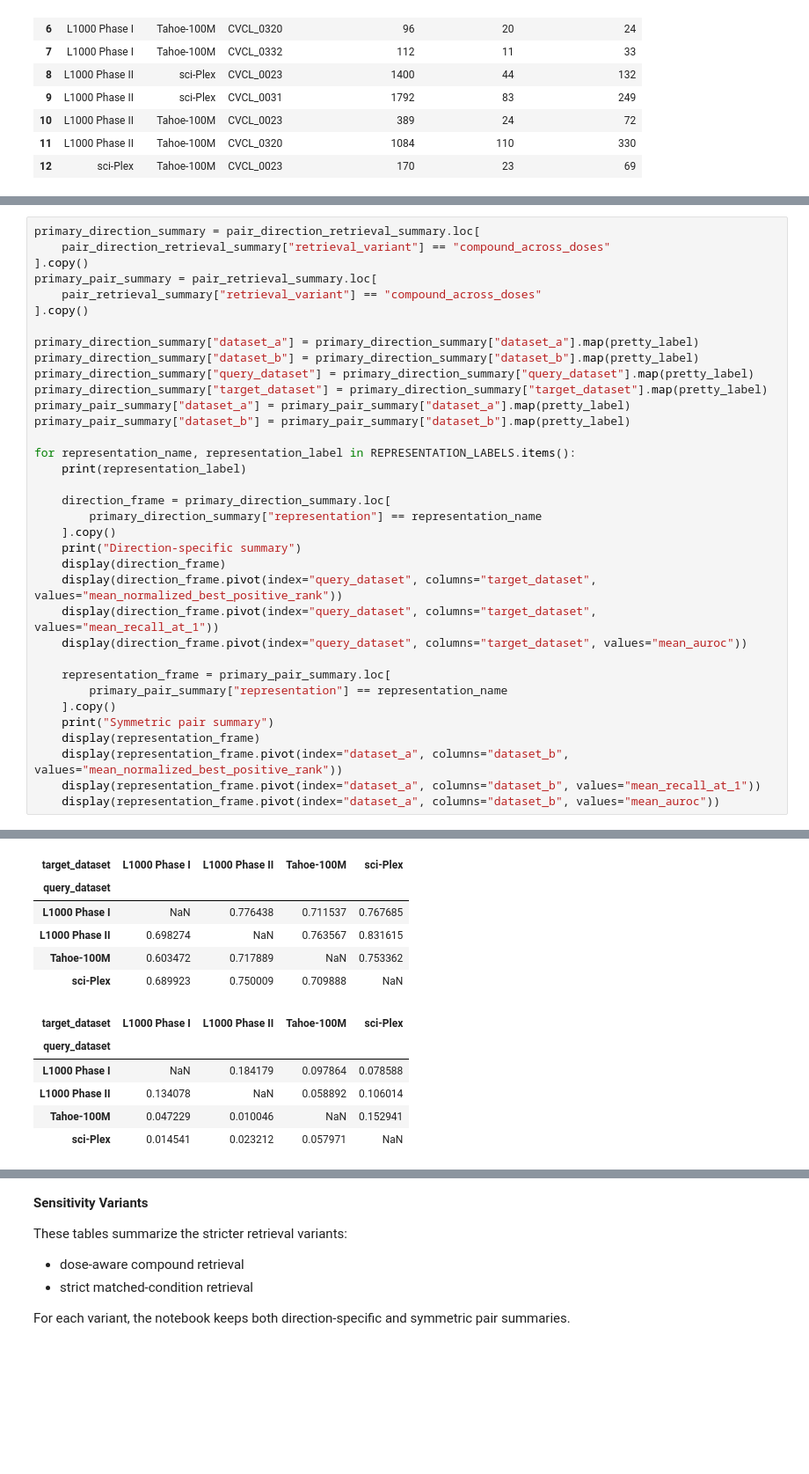
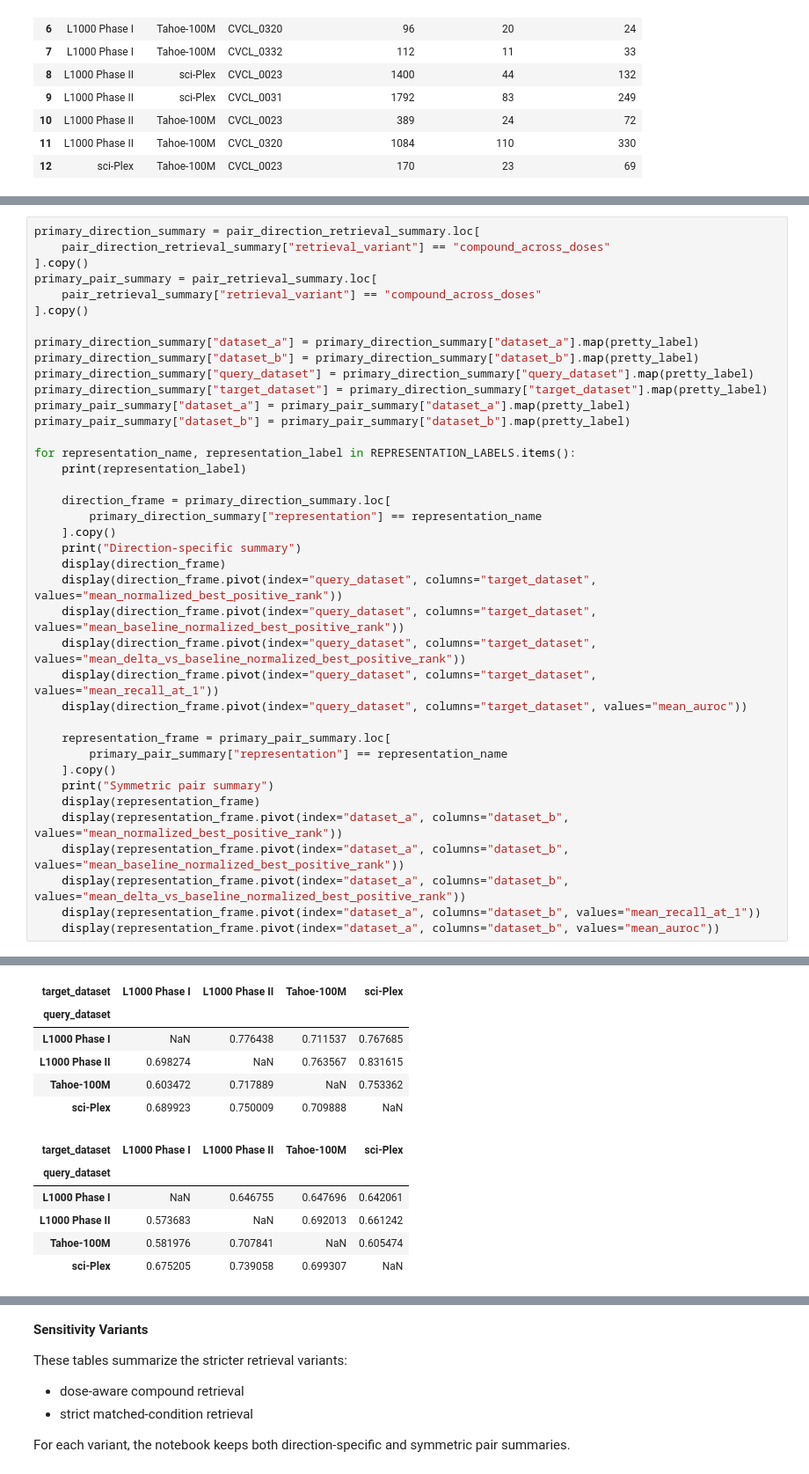
Before and after one commit to elmella/Chem-PerturBridge_analysis, a Jupyter notebook: notebooks/overlap_group_rep_retrieval_metrics.ipynb, the cells around one changed output, grey strips where cells are left out. Shown at 88% size. Cells and saved outputs as stored; diff of their text form; blank space fills up the shorter version.

```diff
--- a/notebooks/overlap_group_rep_retrieval_metrics.ipynb
+++ b/notebooks/overlap_group_rep_retrieval_metrics.ipynb
@@ -1713,6 +1891,8 @@ for representation_name, representation_label in REPRESENTATION_LABELS.items():
     print("Direction-specific summary")
     display(direction_frame)
     display(direction_frame.pivot(index="query_dataset", columns="target_dataset", values="mean_normalized_best_positive_rank"))
+    display(direction_frame.pivot(index="query_dataset", columns="target_dataset", values="mean_baseline_normalized_best_positive_rank"))
+    display(direction_frame.pivot(index="query_dataset", columns="target_dataset", values="mean_delta_vs_baseline_normalized_best_positive_rank"))
     display(direction_frame.pivot(index="query_dataset", columns="target_dataset", values="mean_recall_at_1"))
     display(direction_frame.pivot(index="query_dataset", columns="target_dataset", values="mean_auroc"))
 
@@ -1721,36 +1901,38 @@ for representation_name, representation_label in REPRESENTATION_LABELS.items():
     ].copy()
     print("Symmetric pair summary")
     display(representation_frame)
     display(representation_frame.pivot(index="dataset_a", columns="dataset_b", values="mean_normalized_best_positive_rank"))
+    display(representation_frame.pivot(index="dataset_a", columns="dataset_b", values="mean_baseline_normalized_best_positive_rank"))
+    display(representation_frame.pivot(index="dataset_a", columns="dataset_b", values="mean_delta_vs_baseline_normalized_best_positive_rank"))
     display(representation_frame.pivot(index="dataset_a", columns="dataset_b", values="mean_recall_at_1"))
     display(representation_frame.pivot(index="dataset_a", columns="dataset_b", values="mean_auroc"))
 # %% [output]
 Signed significance
 Direction-specific summary
 |  | dataset_a | dataset_b | direction | query_dataset | target_dataset | representation | retrieval_variant | ... |
 | 6 | L1000 Phase I | L1000 Phase II | A_to_B | L1000 Phase I | L1000 Phase II | signed_significance | compound_across_doses | ... |
 | 15 | L1000 Phase I | L1000 Phase II | B_to_A | L1000 Phase II | L1000 Phase I | signed_significance | compound_across_doses | ... |
 | 24 | L1000 Phase I | sci-Plex | A_to_B | L1000 Phase I | sci-Plex | signed_significance | compound_across_doses | ... |
 | 33 | L1000 Phase I | sci-Plex | B_to_A | sci-Plex | L1000 Phase I | signed_significance | compound_across_doses | ... |
 | 42 | L1000 Phase I | Tahoe-100M | A_to_B | L1000 Phase I | Tahoe-100M | signed_significance | compound_across_doses | ... |
 | 51 | L1000 Phase I | Tahoe-100M | B_to_A | Tahoe-100M | L1000 Phase I | signed_significance | compound_across_doses | ... |
 | 60 | L1000 Phase II | sci-Plex | A_to_B | L1000 Phase II | sci-Plex | signed_significance | compound_across_doses | ... |
 | 69 | L1000 Phase II | sci-Plex | B_to_A | sci-Plex | L1000 Phase II | signed_significance | compound_across_doses | ... |
 | 78 | L1000 Phase II | Tahoe-100M | A_to_B | L1000 Phase II | Tahoe-100M | signed_significance | compound_across_doses | ... |
 | 87 | L1000 Phase II | Tahoe-100M | B_to_A | Tahoe-100M | L1000 Phase II | signed_significance | compound_across_doses | ... |
 | 96 | sci-Plex | Tahoe-100M | A_to_B | sci-Plex | Tahoe-100M | signed_significance | compound_across_doses | ... |
 | 105 | sci-Plex | Tahoe-100M | B_to_A | Tahoe-100M | sci-Plex | signed_significance | compound_across_doses | ... |
 | target_dataset | L1000 Phase I | L1000 Phase II | Tahoe-100M | sci-Plex |
 | query_dataset |  |  |  |  |
 | L1000 Phase I | NaN | 0.776438 | 0.711537 | 0.767685 |
 | L1000 Phase II | 0.698274 | NaN | 0.763567 | 0.831615 |
 | Tahoe-100M | 0.603472 | 0.717889 | NaN | 0.753362 |
 | sci-Plex | 0.689923 | 0.750009 | 0.709888 | NaN |
 | target_dataset | L1000 Phase I | L1000 Phase II | Tahoe-100M | sci-Plex |
 | query_dataset |  |  |  |  |
-| L1000 Phase I | NaN | 0.184179 | 0.097864 | 0.078588 |
-| L1000 Phase II | 0.134078 | NaN | 0.058892 | 0.106014 |
-| Tahoe-100M | 0.047229 | 0.010046 | NaN | 0.152941 |
-| sci-Plex | 0.014541 | 0.023212 | 0.057971 | NaN |
+| L1000 Phase I | NaN | 0.646755 | 0.647696 | 0.642061 |
+| L1000 Phase II | 0.573683 | NaN | 0.692013 | 0.661242 |
+| Tahoe-100M | 0.581976 | 0.707841 | NaN | 0.605474 |
+| sci-Plex | 0.675205 | 0.739058 | 0.699307 | NaN |
 | target_dataset | L1000 Phase I | L1000 Phase II | Tahoe-100M | sci-Plex |
 | query_dataset |  |  |  |  |
```
Also changed, not shown: parts of 10 cells of this notebook, 3 other files.
